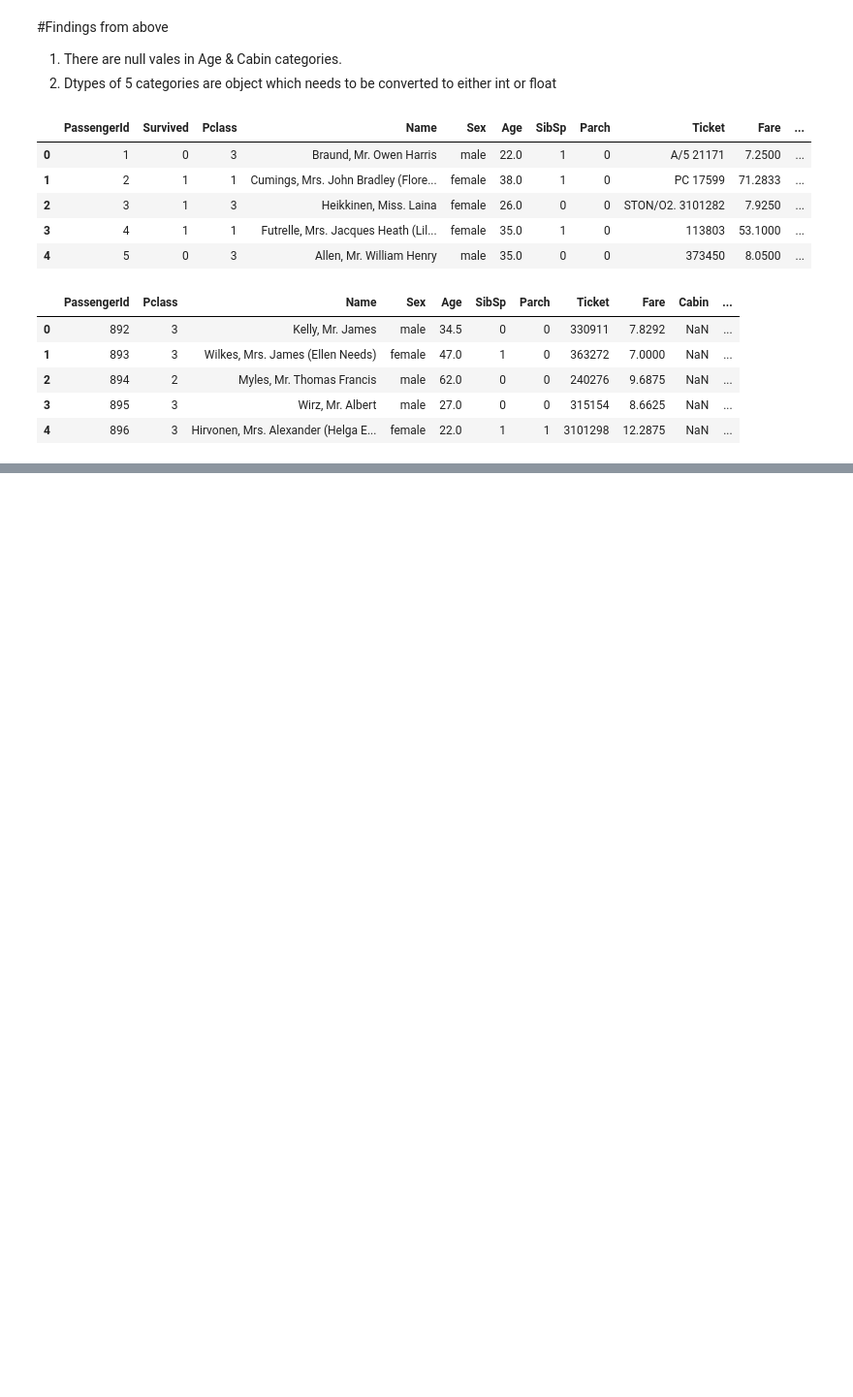
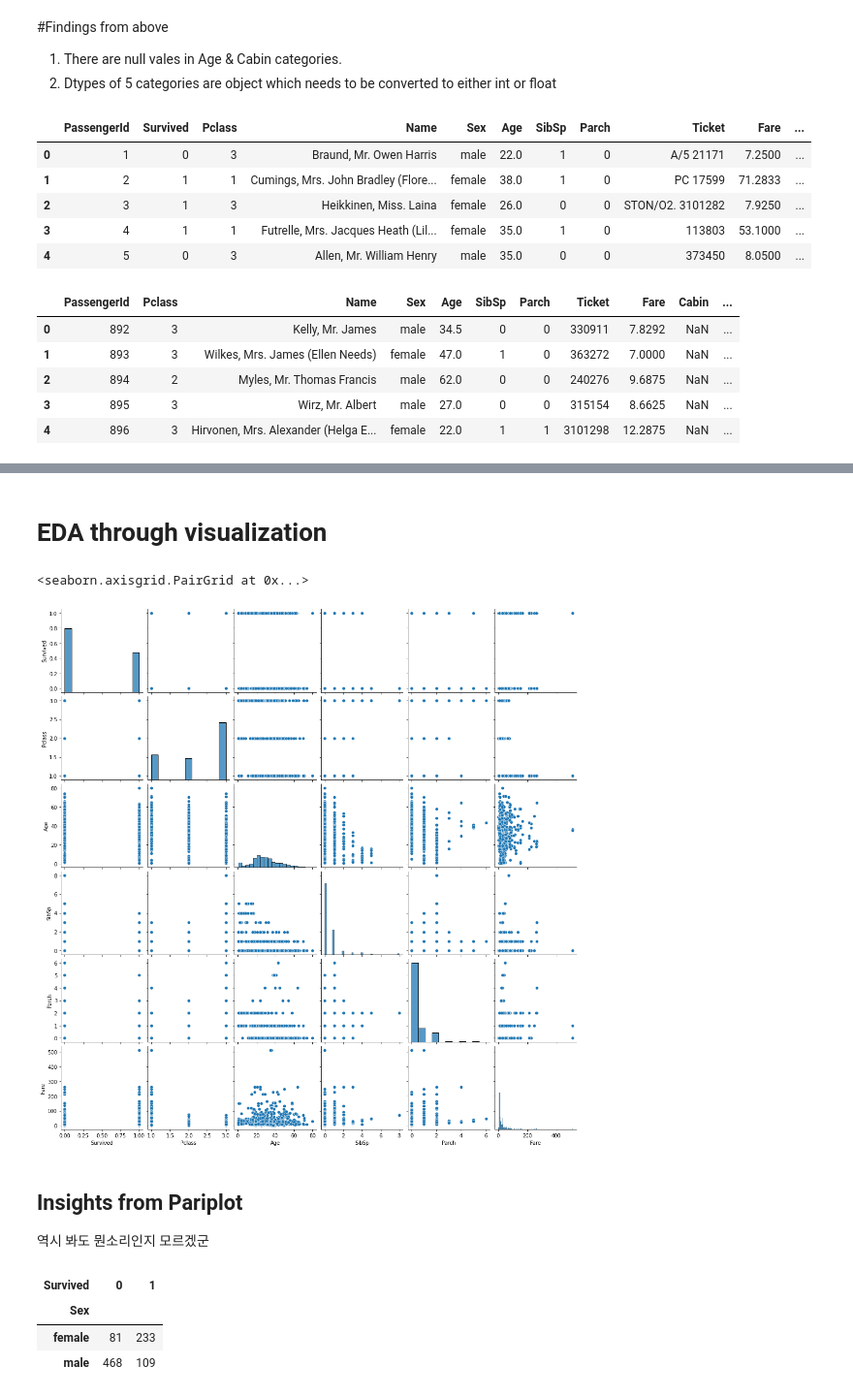
Before and after one commit to ramsoi53/ramsoi, a Jupyter notebook: ML_Titanic.ipynb, the cells around one changed output, grey strips where cells are left out. Shown at 97% size. Cells and saved outputs as stored; diff of their text form; code cells hidden in the pictures; blank space fills up the shorter version.

```diff
--- a/ML_Titanic.ipynb
+++ b/ML_Titanic.ipynb
@@ -69,0 +121,14 @@ Things to do on 0404
+# %% [markdown]
+# EDA through visualization
+# %%
+# make a copy of origianal data
+df_train = train.copy()
+df_test = test.copy()
+# %%
+# drop names
+
+df_train.drop(columns=['Name'], inplace=True)
+df_test.drop(columns=['Name'], inplace=True)
+# %%
+# Set PassengerId as index
+df_train.set_index('PassengerId', inplace=True)
@@ -69,0 +137,20 @@ Things to do on 0404
+# %%
+# Draw Pariplot
+
+sns.pairplot(df_train)
+# %% [output]
+<seaborn.axisgrid.PairGrid at 0x...>
+[figure, added]
+# %% [markdown]
+## Insights from Pariplot
+역시 봐도 뭔소리인지 모르겠군
+# %%
+# Sex와 Survival(0 = die / 1=survived)
+t = pd.crosstab(df_train['Sex'], df_train['Survived'])
+t
+# survival rate of female is definitely higher.
+# %% [output]
+| Survived | 0 | 1 |
+| Sex |  |  |
+| female | 81 | 233 |
+| male | 468 | 109 |
```
Also changed, not shown: parts of 15 cells of this notebook.
